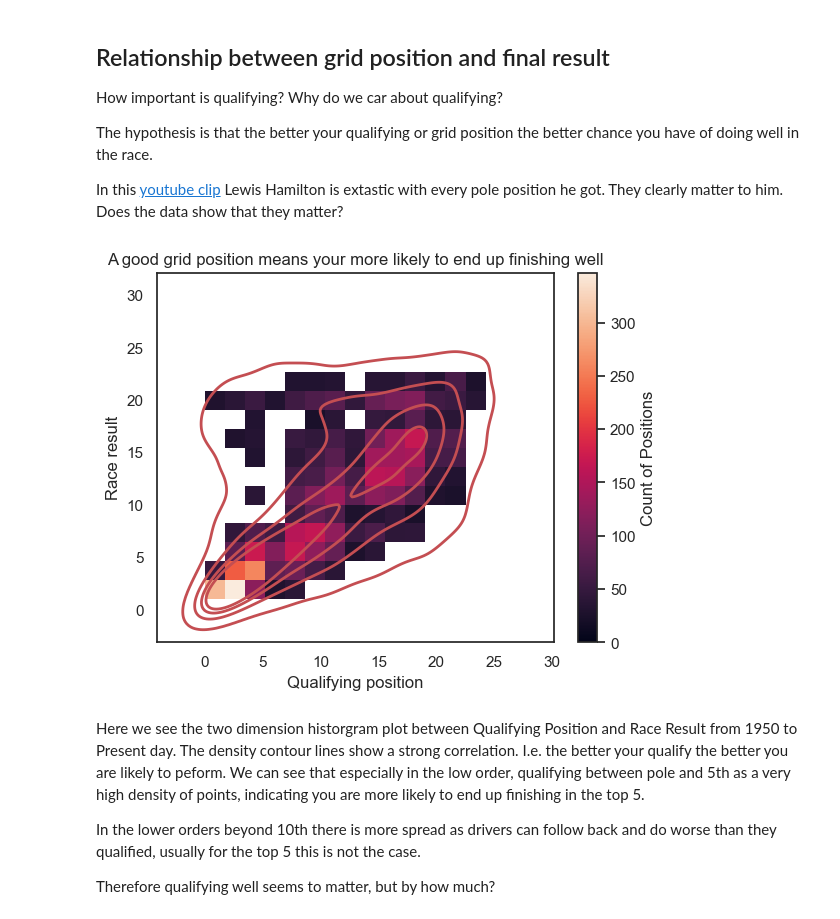
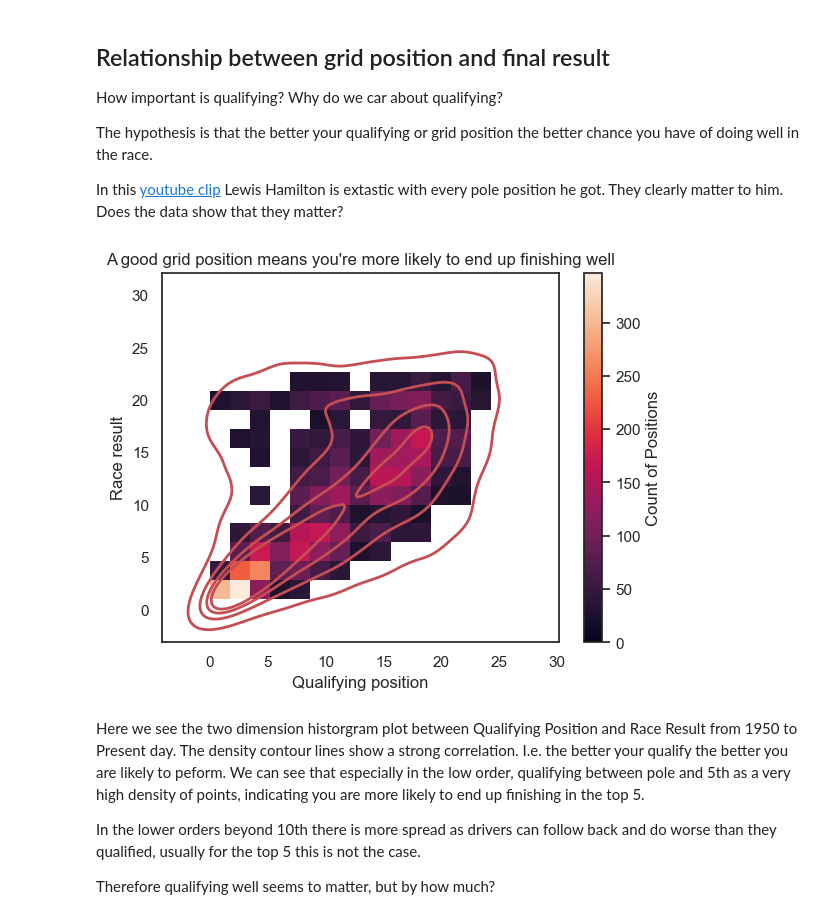
Before and after one commit to bensail-ai/Formula1_prediction, a Jupyter notebook: 2_Ben_Palmer_Formula1_EDA_on_ergast_legacy_database.ipynb, the cells around one changed output. Drawn from its saved outputs; the diff is of its cells as text; code cells hidden in the pictures.

```diff
--- a/2_Ben_Palmer_Formula1_EDA_on_ergast_legacy_database.ipynb
+++ b/2_Ben_Palmer_Formula1_EDA_on_ergast_legacy_database.ipynb
@@ -211,16 +211,16 @@ Lewis Hamilton is extastic with every pole position he got. They clearly matter
 # %%
 #sns.scatterplot(data=ergast_combined_df, x='grid',y='positionOrder', s=5, color=".15")
 plt.figure()
 sns.set_theme(style="white")
 sns.histplot(data=ergast_combined_df, x='grid',y='positionOrder', bins=15, pthresh=.1, cmap="rocket",cbar=True,cbar_kws={'label':'Count of Positions'})
 sns.kdeplot(data=ergast_combined_df, x='grid',y='positionOrder', levels=5, color="r", linewidths=2)
-plt.title('A good grid position means your more likely to end up finishing well')
+plt.title("A good grid position means you're more likely to end up finishing well")
 plt.xlabel('Qualifying position')
 plt.ylabel('Race result')
 plt.savefig('./images/grid_qualifying.jpg',dpi=300)
 plt.show()
 # %% [output]
-[figure, old version]
+[figure, new version]
 # %% [markdown]
 Here we see the two dimension historgram plot between Qualifying Position and Race Result from 1950 to Present day. The density contour lines show a strong correlation. I.e. the better your qualify the better you are likely to peform.
 We can see that especially in the low order, qualifying between pole and 5th as a very high density of points, indicating you are more likely to end up finishing in the top 5.
```
Also changed, not shown: parts of 2 cells of this notebook, 29 other files.
